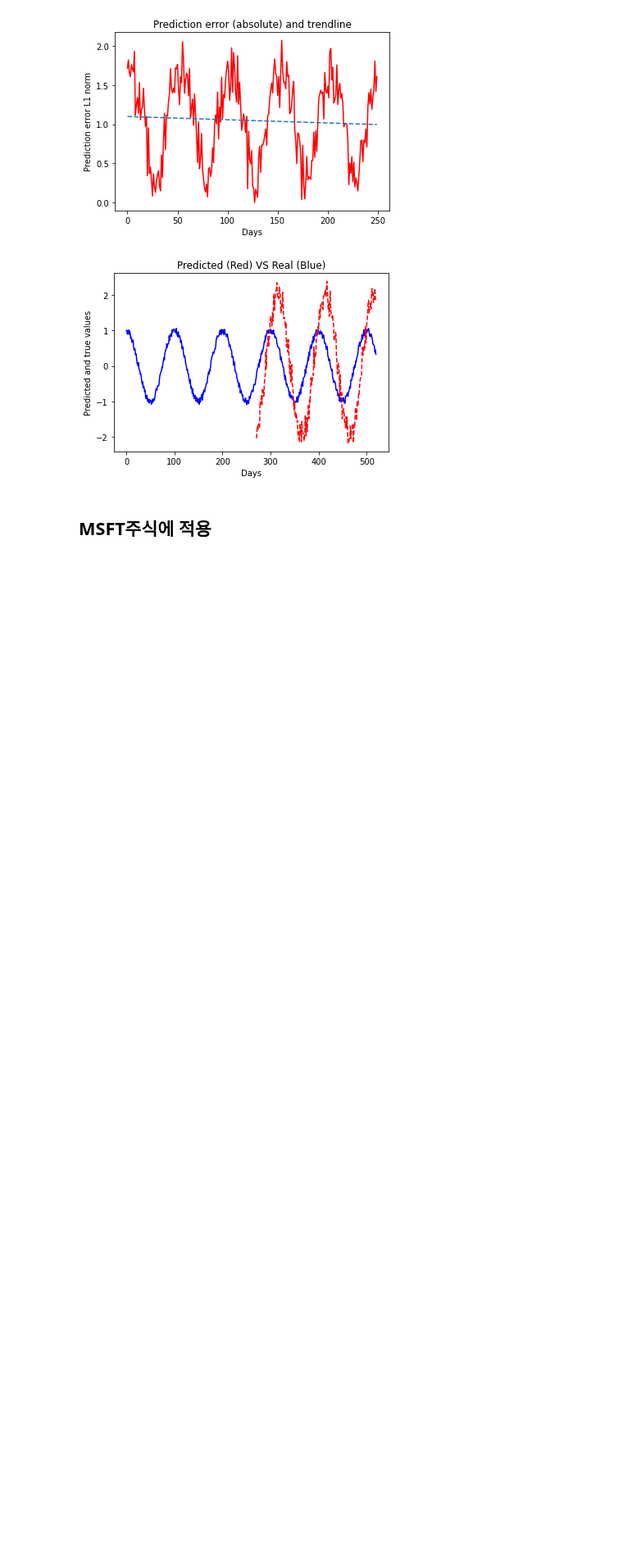
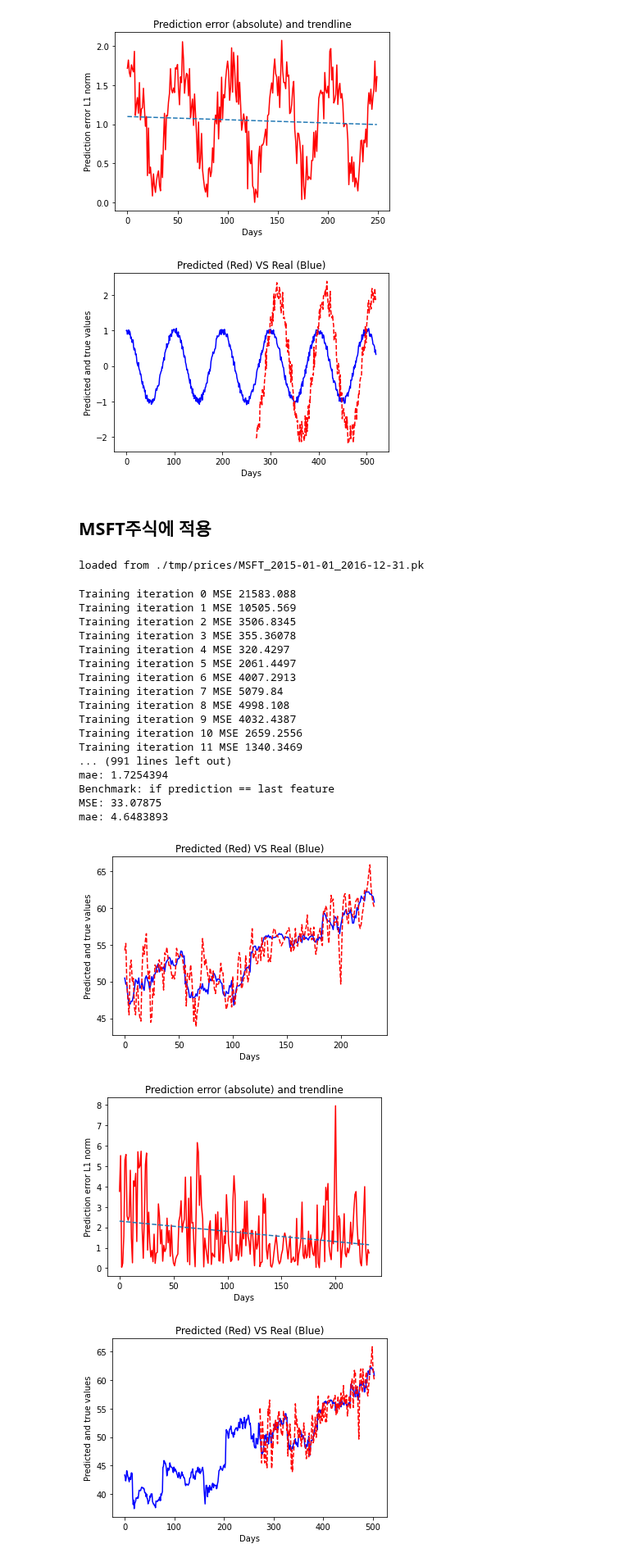
Before and after one commit to yyc9337/Deep-Learning, a Jupyter notebook: 실전활용 텐서플로 딥러닝 프로젝트/5. LSTM을 이용한 주가 예측/LSTM.ipynb, the cells around one changed output. Shown at 82% size. Cells and saved outputs as stored; diff of their text form; code cells hidden in the pictures; blank space fills up the shorter version.

```diff
--- a/실전활용 텐서플로 딥러닝 프로젝트/5. LSTM을 이용한 주가 예측/LSTM.ipynb
+++ b/실전활용 텐서플로 딥러닝 프로젝트/5. LSTM을 이용한 주가 예측/LSTM.ipynb
@@ -209,3 +209,78 @@ test_size = 252 - feat_dimension
 learning_rate = 0.05
 optimizer = tf.train.AdamOptimizer
 n_epochs = 1000
+# %%
+# Fetch the values, and prepare the train/test split
+stock_values = fetch_stock_price(symbol, datetime.date(2015, 1, 1), datetime.date(2016, 12, 31))
+minibatch_cos_X, minibatch_cos_y = format_dataset(stock_values, feat_dimension)
+
+train_X = minibatch_cos_X[:train_size, :].astype(np.float32)
+train_y = minibatch_cos_y[:train_size].reshape((-1, 1)).astype(np.float32)
+test_X = minibatch_cos_X[train_size:, :].astype(np.float32)
+test_y = minibatch_cos_y[train_size:].reshape((-1, 1)).astype(np.float32)
+# %% [output]
+loaded from ./tmp/prices/MSFT_2015-01-01_2016-12-31.pk
+# %%
+# Here, the tensorflow code
+X_tf = tf.placeholder("float", shape=(None, feat_dimension), name="X")
+y_tf = tf.placeholder("float", shape=(None, 1), name="y")
+
+
+# Here the model: a simple linear regressor
+def regression_ANN(x, weights, biases):
+    return tf.add(biases, tf.matmul(x, weights))
+
+
+# Store layers weight & bias
+weights = tf.Variable(tf.truncated_normal([feat_dimension, 1], mean=0.0, stddev=1.0), name="weights")
+biases = tf.Variable(tf.zeros([1, 1]), name="bias")
+
+
+# Model, cost and optimizer
+y_pred = regression_ANN(X_tf, weights, biases)
+cost = tf.reduce_mean(tf.square(y_tf - y_pred))
+train_op = optimizer(learning_rate).minimize(cost)
+# %%
+with tf.Session() as sess:
+    sess.run(tf.global_variables_initializer())
+
+    # For each epoch, the whole training set is feeded into the tensorflow graph
+    for i in range(n_epochs):
+        train_cost, _ = sess.run([cost, train_op], feed_dict={X_tf: train_X, y_tf: train_y})
+        print("Training iteration", i, "MSE", train_cost)
+
+    # After the training, let's check the performance on the test set
+    test_cost, y_pr = sess.run([cost, y_pred], feed_dict={X_tf: test_X, y_tf: test_y})
+    print("Test dataset:", test_cost)
+
+    # Evaluate the results
+    evaluate_ts(test_X, test_y, y_pr)
+
+    # How does the predicted look like?
+    plt.plot(range(len(stock_values)), stock_values, 'b')
+    plt.plot(range(len(stock_values)-test_size, len(stock_values)), y_pr, 'r--')
+    plt.xlabel("Days")
+    plt.ylabel("Predicted and true values")
+    plt.title("Predicted (Red) VS Real (Blue)")
+    plt.show()
+# %% [output]
+Training iteration 0 MSE 21583.088
+Training iteration 1 MSE 10505.569
+Training iteration 2 MSE 3506.8345
+Training iteration 3 MSE 355.36078
+Training iteration 4 MSE 320.4297
+Training iteration 5 MSE 2061.4497
+Training iteration 6 MSE 4007.2913
+Training iteration 7 MSE 5079.84
+Training iteration 8 MSE 4998.108
+Training iteration 9 MSE 4032.4387
+Training iteration 10 MSE 2659.2556
+Training iteration 11 MSE 1340.3469
+... (991 lines left out)
+mae: 1.7254394
+Benchmark: if prediction == last feature
+MSE: 33.07875
+mae: 4.6483893
+[figure, added]
+[figure, added]
+[figure, added]
```
